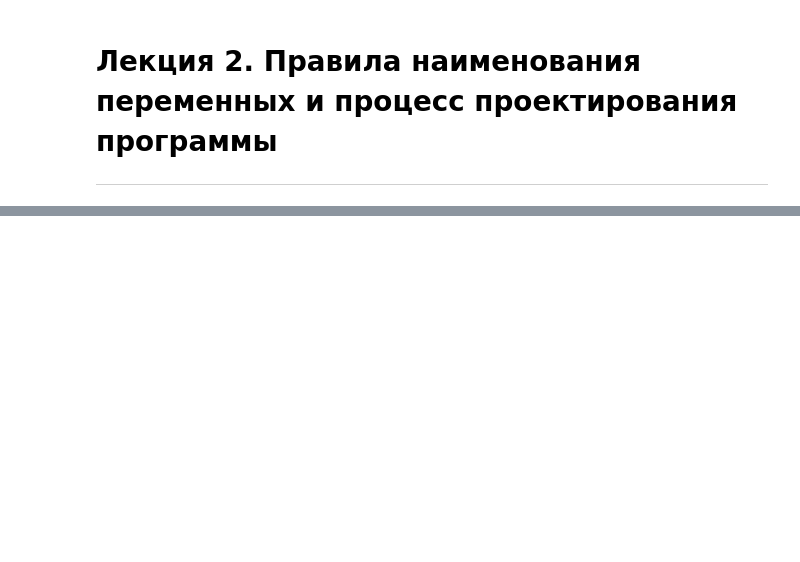
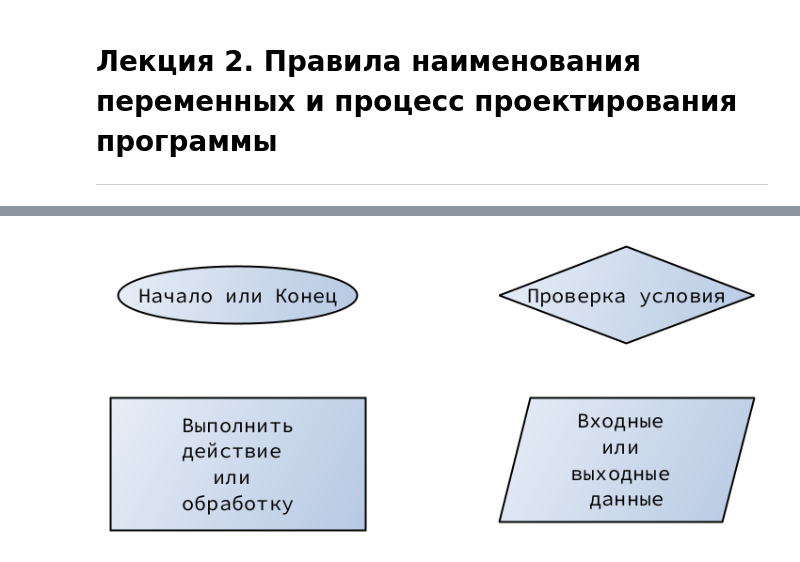
Before and after one commit to Maltiec/PythonLections, a Jupyter notebook: Lecture2.ipynb, the cells around one changed output, grey strips where cells are left out. Cells and saved outputs as stored; diff of their text form; code cells hidden in the pictures; blank space fills up the shorter version.

```diff
--- a/Lecture2.ipynb
+++ b/Lecture2.ipynb
@@ -44,0 +104,5 @@
+# %%
+from IPython import display
+display.Image("Dia2.png")
+# %% [output]
+[figure, added]
```
Also changed, not shown: parts of 33 cells of this notebook, 7 other files.
